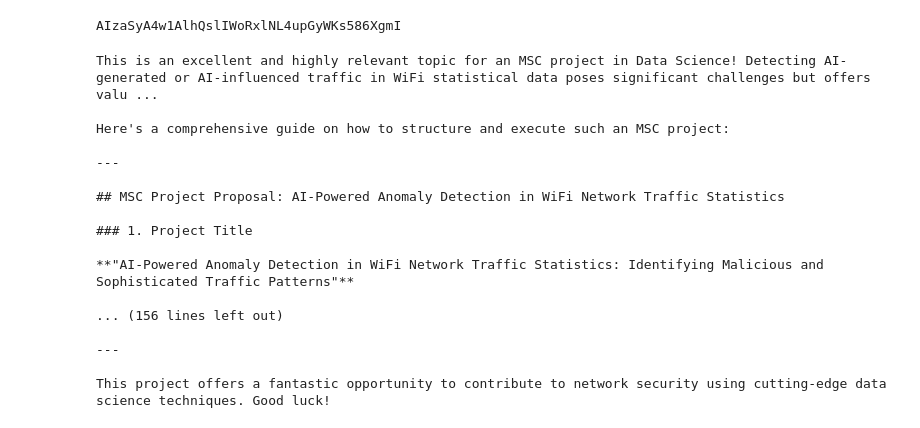
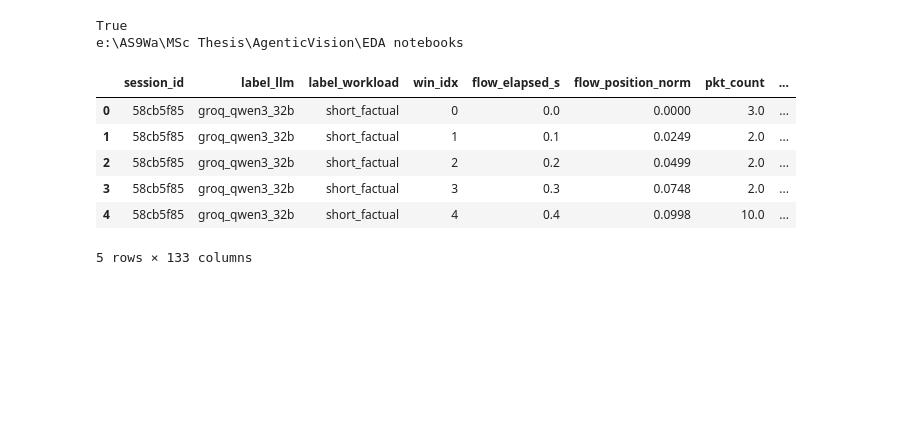
Before and after one commit to Aaron-Walker-9/AgenticVision, a Jupyter notebook: EDA notebooks/EDA_Notebook.ipynb, the cells around one changed output. Cells and saved outputs as stored; diff of their text form; code cells hidden in the pictures; blank space fills up the shorter version.

```diff
--- a/EDA notebooks/EDA_Notebook.ipynb
+++ b/EDA notebooks/EDA_Notebook.ipynb
@@ -3,33 +3,36 @@
 import pandas as pd
 from google import genai
 from dotenv import load_dotenv
+import matplotlib.pyplot as plt
 import os
+import lightgbm as lgb
+pd.set_option('display.max_rows', None)
 # %%
-load_dotenv()
-api_key = os.environ.get("GEMINI_API_KEY")
+# load_dotenv()
+# api_key = os.environ.get("GEMINI_API_KEY")
+# client = genai.Client()
+
+# response = client.models.generate_content(model = "gemini-2.5-flash", contents="Explain how I can create a MSC project which detects AI in traffic flow stastical data for wifi? this is a data science project")
+
+# print(response.text)
-# %% [output]
-AIzaSyA4w1AlhQslIWoRxlNL4upGyWKs586XgmI
-# %%
-client = genai.Client()
-
-response = client.models.generate_content(model = "gemini-2.5-flash", contents="Explain how I can create a MSC project which detects AI in traffic flow stastical data for wifi? this is a data science project")
-
-print(response.text)
-# %% [output]
-This is an excellent and highly relevant topic for an MSC project in Data Science! Detecting AI-generated or AI-influenced traffic in WiFi statistical data poses significant challenges but offers valu ...
-
-Here's a comprehensive guide on how to structure and execute such an MSC project:
-
----
-
-## MSC Project Proposal: AI-Powered Anomaly Detection in WiFi Network Traffic Statistics
-
-### 1. Project Title
-
-**"AI-Powered Anomaly Detection in WiFi Network Traffic Statistics: Identifying Malicious and Sophisticated Traffic Patterns"**
-
-... (156 lines left out)
-
----
-
-This project offers a fantastic opportunity to contribute to network security using cutting-edge data science techniques. Good luck!
+# %%
+#Find dataset path
+path = "../Datastore/processed_datasets/dataset_windowed.csv"
+print(os.path.exists(path))
+print(os.getcwd())
+# %% [output]
+True
+e:\AS9Wa\MSc Thesis\AgenticVision\EDA notebooks
+# %%
+#Import and drop duplicate class label
+df = pd.read_csv(path)
+df = df.drop(columns=["label_model"])
+df.head()
+# %% [output]
+|  | session_id | label_llm | label_workload | win_idx | flow_elapsed_s | flow_position_norm | pkt_count | ... |
+| 0 | 58cb5f85 | groq_qwen3_32b | short_factual | 0 | 0.0 | 0.0000 | 3.0 | ... |
+| 1 | 58cb5f85 | groq_qwen3_32b | short_factual | 1 | 0.1 | 0.0249 | 2.0 | ... |
+| 2 | 58cb5f85 | groq_qwen3_32b | short_factual | 2 | 0.2 | 0.0499 | 2.0 | ... |
+| 3 | 58cb5f85 | groq_qwen3_32b | short_factual | 3 | 0.3 | 0.0748 | 2.0 | ... |
+| 4 | 58cb5f85 | groq_qwen3_32b | short_factual | 4 | 0.4 | 0.0998 | 10.0 | ... |
+5 rows × 133 columns
```
Also changed, not shown: parts of 4 cells of this notebook, 12 other files.
